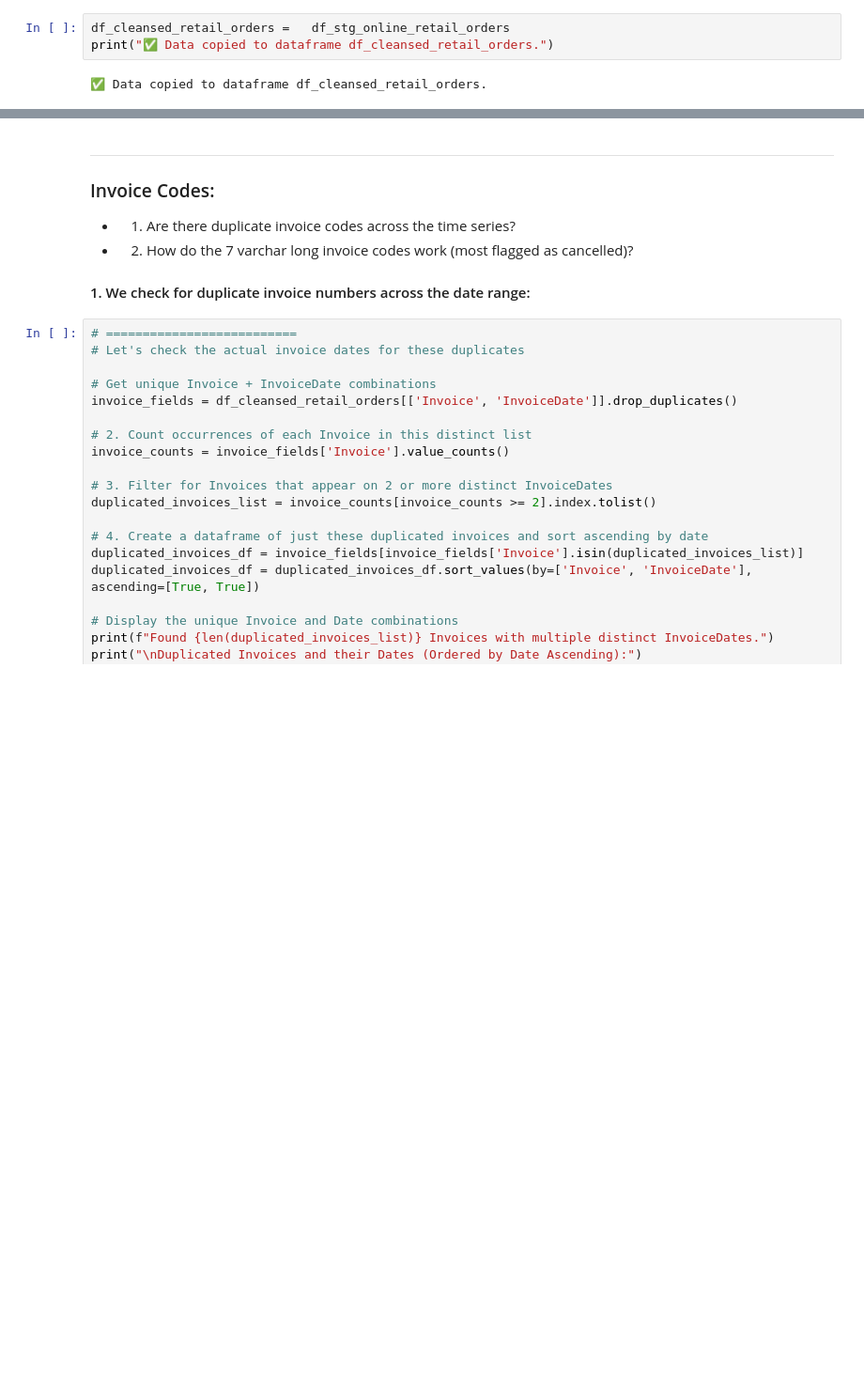
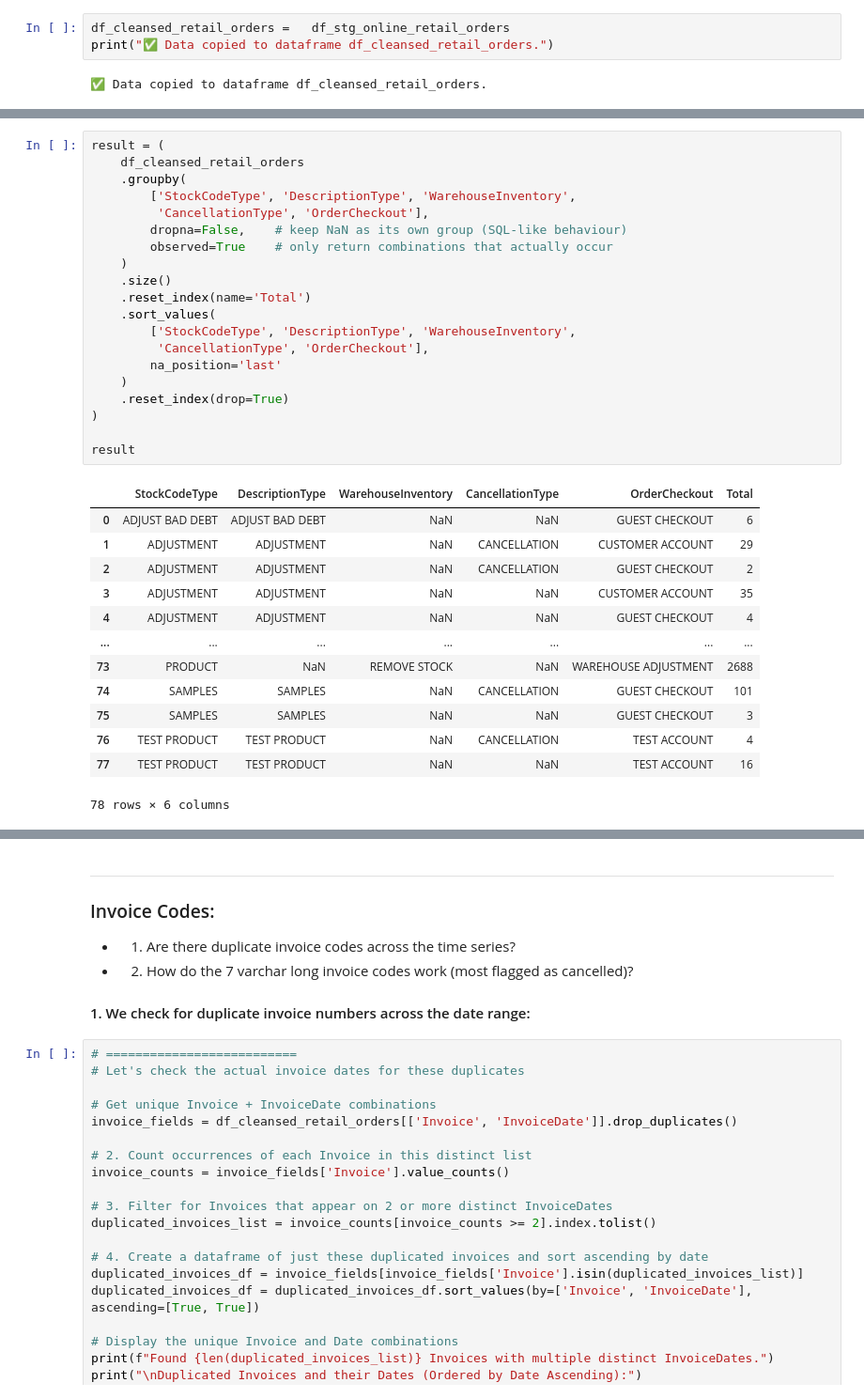
Before and after one commit to sachaplaye/rfm-lifecycle-segmentation, a Jupyter notebook: notebooks/2_data_exploration.ipynb, the cells around one changed output, grey strips where cells are left out. Shown at 94% size. Saved outputs shown, nothing was run; the diff lists cells and outputs as text; blank space fills up the shorter version.

```diff
--- a/notebooks/2_data_exploration.ipynb
+++ b/notebooks/2_data_exploration.ipynb
@@ -103,0 +585,34 @@ print("✅ Data copied to dataframe df_cleansed_retail_orders.")
+# %%
+result = (
+    df_cleansed_retail_orders
+    .groupby(
+        ['StockCodeType', 'DescriptionType', 'WarehouseInventory',
+         'CancellationType', 'OrderCheckout'],
+        dropna=False,    # keep NaN as its own group (SQL-like behaviour)
+        observed=True    # only return combinations that actually occur
+    )
+    .size()
+    .reset_index(name='Total')
+    .sort_values(
+        ['StockCodeType', 'DescriptionType', 'WarehouseInventory',
+         'CancellationType', 'OrderCheckout'],
+        na_position='last'
+    )
+    .reset_index(drop=True)
+)
+
+result
+# %% [output]
+|  | StockCodeType | DescriptionType | WarehouseInventory | CancellationType | OrderCheckout | Total |
+| 0 | ADJUST BAD DEBT | ADJUST BAD DEBT | NaN | NaN | GUEST CHECKOUT | 6 |
+| 1 | ADJUSTMENT | ADJUSTMENT | NaN | CANCELLATION | CUSTOMER ACCOUNT | 29 |
+| 2 | ADJUSTMENT | ADJUSTMENT | NaN | CANCELLATION | GUEST CHECKOUT | 2 |
+| 3 | ADJUSTMENT | ADJUSTMENT | NaN | NaN | CUSTOMER ACCOUNT | 35 |
+| 4 | ADJUSTMENT | ADJUSTMENT | NaN | NaN | GUEST CHECKOUT | 4 |
+| ... | ... | ... | ... | ... | ... | ... |
+| 73 | PRODUCT | NaN | REMOVE STOCK | NaN | WAREHOUSE ADJUSTMENT | 2688 |
+| 74 | SAMPLES | SAMPLES | NaN | CANCELLATION | GUEST CHECKOUT | 101 |
+| 75 | SAMPLES | SAMPLES | NaN | NaN | GUEST CHECKOUT | 3 |
+| 76 | TEST PRODUCT | TEST PRODUCT | NaN | CANCELLATION | TEST ACCOUNT | 4 |
+| 77 | TEST PRODUCT | TEST PRODUCT | NaN | NaN | TEST ACCOUNT | 16 |
+78 rows × 6 columns
```
Also changed, not shown: parts of 51 cells of this notebook, 1 other file.
